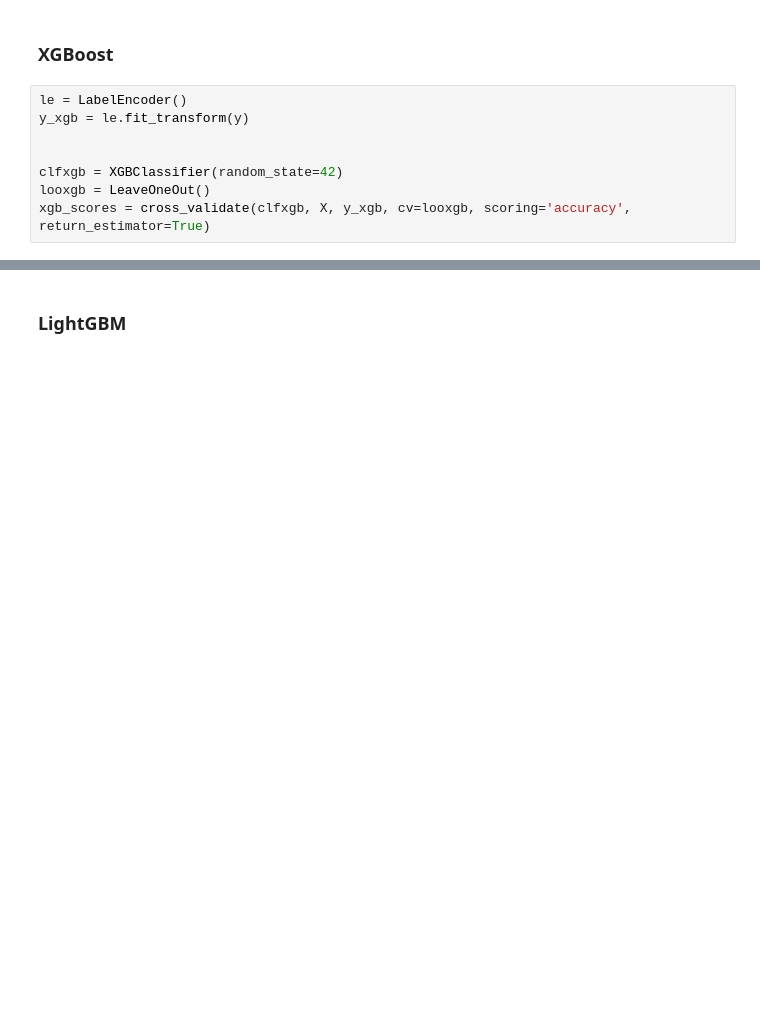
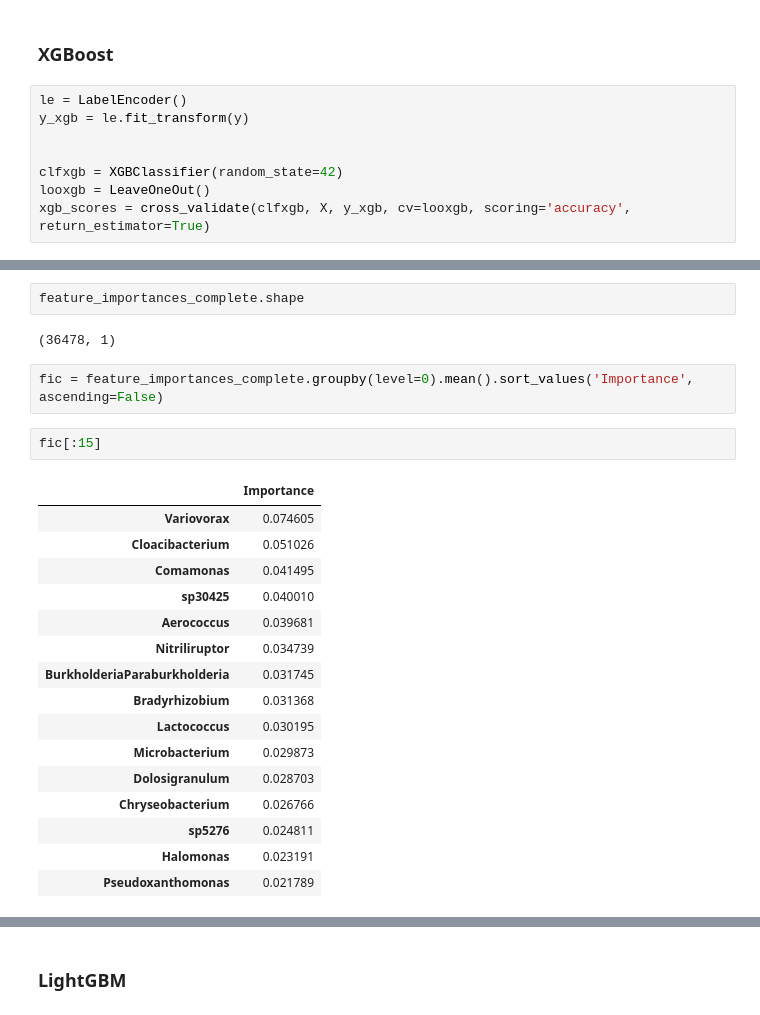
Before and after one commit to freafin/Bacteriological, a Jupyter notebook: desl/Genus_DESLbactCV.ipynb, the cells around one changed output, grey strips where cells are left out. Saved outputs shown, nothing was run; the diff lists cells and outputs as text; blank space fills up the shorter version.

```diff
--- a/desl/Genus_DESLbactCV.ipynb
+++ b/desl/Genus_DESLbactCV.ipynb
@@ -109,0 +151,25 @@ xgb_scores
+# %%
+feature_importances_complete.shape
+# %% [output]
+(36478, 1)
+# %%
+fic = feature_importances_complete.groupby(level=0).mean().sort_values('Importance', ascending=False)
+# %%
+fic[:15]
+# %% [output]
+|  | Importance |
+| Variovorax | 0.074605 |
+| Cloacibacterium | 0.051026 |
+| Comamonas | 0.041495 |
+| sp30425 | 0.040010 |
+| Aerococcus | 0.039681 |
+| Nitriliruptor | 0.034739 |
+| BurkholderiaParaburkholderia | 0.031745 |
+| Bradyrhizobium | 0.031368 |
+| Lactococcus | 0.030195 |
+| Microbacterium | 0.029873 |
+| Dolosigranulum | 0.028703 |
+| Chryseobacterium | 0.026766 |
+| sp5276 | 0.024811 |
+| Halomonas | 0.023191 |
+| Pseudoxanthomonas | 0.021789 |
```
Also changed, not shown: parts of 19 cells of this notebook.
